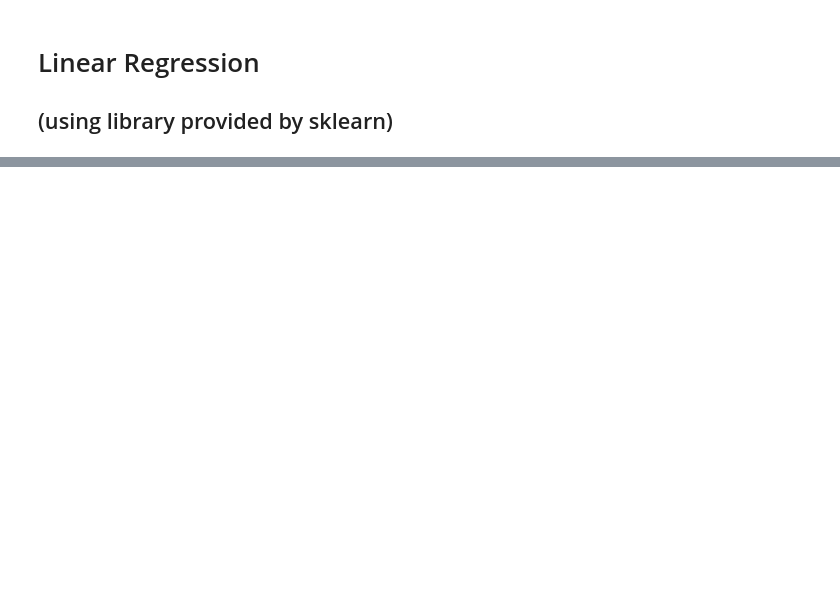
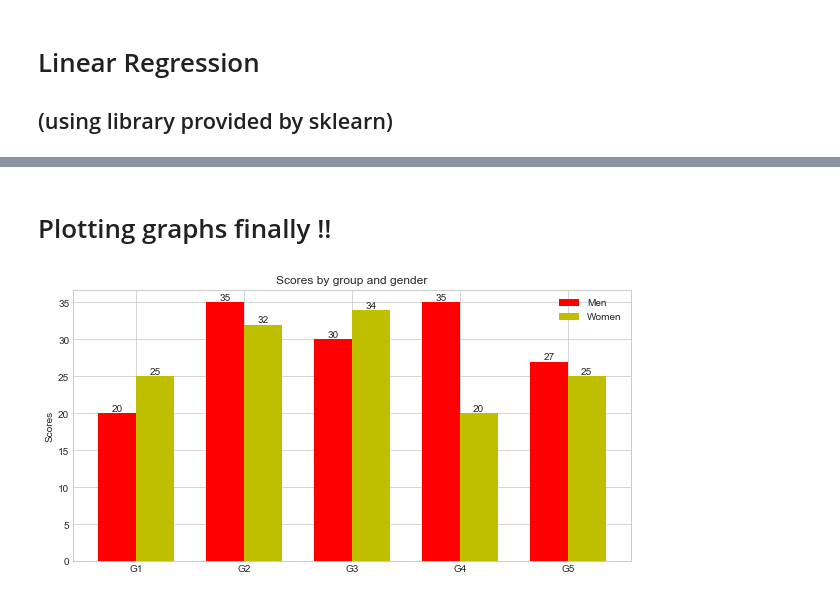
Before and after one commit to garvit14/MultiRec, a Jupyter notebook: Code/UUCF_multi.ipynb, the cells around one changed output, grey strips where cells are left out. Saved outputs shown, nothing was run; the diff lists cells and outputs as text; code cells hidden in the pictures; blank space fills up the shorter version.

Commit message:
Plot graphs and add results of evaluation

```diff
--- a/Code/UUCF_multi.ipynb
+++ b/Code/UUCF_multi.ipynb
@@ -125,9 +167,10 @@ def split_train_test(dataFrame, train, test):
     return train, test
 # %%
 # remove movies with <5 ratings
-# rating_dash = min_item_ratings_criteria(ratings, 5)
+rating_dash = ratings
+rating_dash = min_item_ratings_criteria(ratings, 5)
 # remove users who have rated <10 items
-# rating_dash = min_user_ratings_criteria(rating_dash, 10)
+# rating_dash = min_user_ratings_criteria(rating_dash, 20)
 # print(len(rating_dash.movie_id.unique()))
 # list conatining all the datasets
 list_datasets = split_dataset(rating_dash,500)
@@ -394,15 +532,17 @@ KeyboardInterrupt:
 # %%
 # predicting on our training dataset1
-print("test-size = ", test[1].shape[0])
-predicted[1] = list() # for storing the predicted ratings
+print("test-size = ", test[0].shape[0])
+predicted[0] = list() # for storing the predicted ratings
 i=0
-for index, row in test[1].iterrows():
-    predicted_rating = predict(train[1], row.user_id, row.movie_id,euclidean_similarity, 20)
+zero=0
+for index, row in test[0].iterrows():
+    predicted_rating = predict(train[0], row.user_id, row.movie_id,euclidean_similarity, 20)
+    print(predicted_rating)
     print(i)
     i+=1
     if(math.isnan(predicted_rating) or predicted_rating==0):
         print("Continuing")
         continue
-    predicted[1].append(predicted_rating)
-print(predicted[1])
+    predicted[0].append(predicted_rating)
+print(predicted[0])
 # %% [output]
@@ -1129,0 +1417,2 @@ f1-score =  0.8013002844372207
+# %% [markdown]
+# Plotting graphs finally !!
@@ -1129,0 +1425,53 @@ f1-score =  0.8013002844372207
+# %%
+"""
+========
+Barchart
+========
+
+A bar plot with errorbars and height labels on individual bars
+"""
+
+# plotting graph for pso
+
+# figure(figsize=(1,1))
+N = 5
+# men_means = (20, 35, 30, 35, 27)
+iteration_5 = [0.9389,0.8543,0.8992,0.8367]
+iteration_10 = [0.8269,0.8954,0.8956,0.8923]
+iteration_40 = [0.8881,0.9069,0.9112,0.9206]
+
+ind = np.arange(N)  # the x locations for the groups
+width = 0.35       # the width of the bars
+
+fig, ax = plt.subplots()
+fig.set_size_inches(10, 5, forward=True)
+rects1 = ax.bar(ind, men_means, width, color='r')
+
+women_means = (25, 32, 34, 20, 25)
+rects2 = ax.bar(ind + width, women_means, width, color='y')
+
+# add some text for labels, title and axes ticks
+ax.set_ylabel('Scores')
+ax.set_title('Scores by group and gender')
+ax.set_xticks(ind + width / 2)
+ax.set_xticklabels(('G1', 'G2', 'G3', 'G4', 'G5'))
+
+ax.legend((rects1[0], rects2[0]), ('Men', 'Women'))
+
+
+def autolabel(rects):
+    """
+    Attach a text label above each bar displaying its height
+    """
+    for rect in rects:
+        height = rect.get_height()
+        ax.text(rect.get_x() + rect.get_width()/2., 1.0*height,
+                '%d' % int(height),
+                ha='center', va='bottom')
+
+autolabel(rects1)
+autolabel(rects2)
+
+plt.show()
+# %% [output]
+[figure, added]
```
Also changed, not shown: parts of 31 cells of this notebook, 2 other files.
